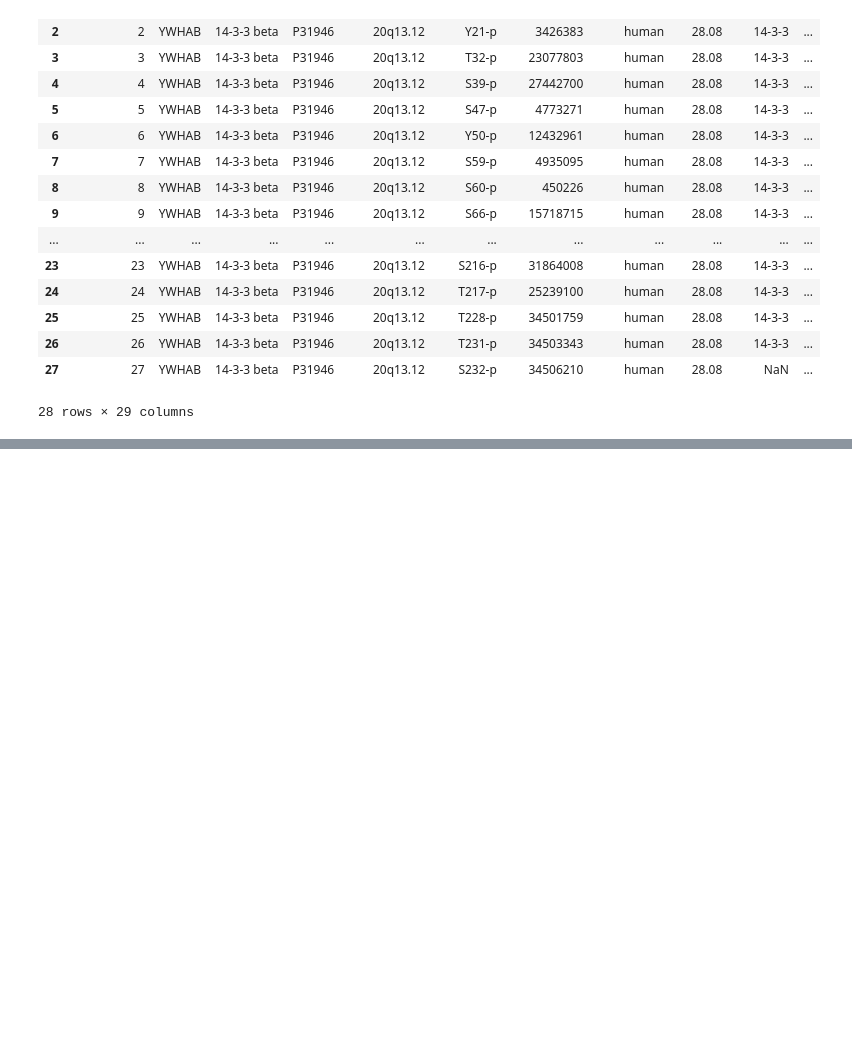
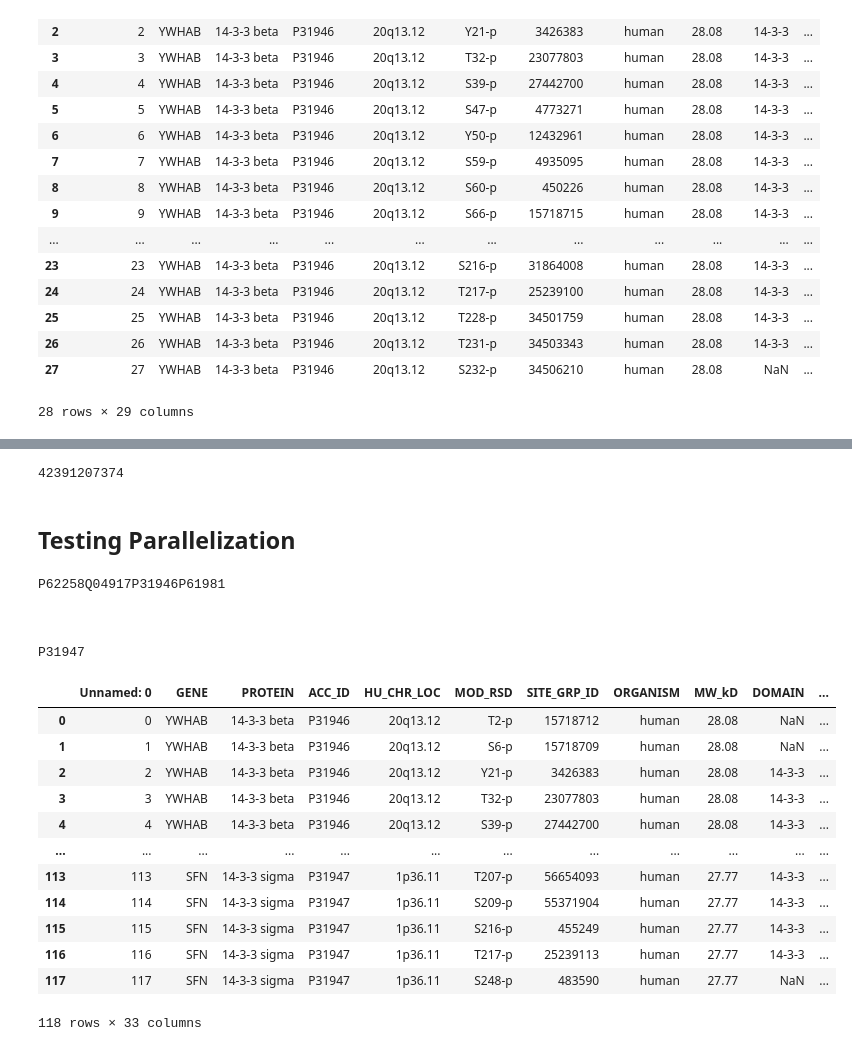
Before and after one commit to PhenoMeters/pheno_analysis, a Jupyter notebook: stability_testing.ipynb, the cells around one changed output, grey strips where cells are left out. Cells and saved outputs as stored; diff of their text form; code cells hidden in the pictures; blank space fills up the shorter version.

```diff
--- a/stability_testing.ipynb
+++ b/stability_testing.ipynb
@@ -248,0 +257,56 @@ array(['P31946', 'P62258', 'Q04917', 'P61981', 'P31947'], dtype=object)
+# %%
+psp_and_stability = [[psp, stability] for (psp, stability) in zip(unique_uniprot_psp,unique_uniprot_stability)]
+# %%
+sys.getsizeof(stability_data)
+# %% [output]
+42391207374
+# %% [markdown]
+## Testing Parallelization
+# %%
+def add_plddt_and_foldx_ddg(psp_and_stability) -> pd.DataFrame:
+    psp_only_uniprot, stability_only_uniprot = psp_and_stability
+    uniprot = psp_only_uniprot["uniprot_id"].to_list()[0]
+    print(uniprot)
+    for phosphosite_row_index in psp_only_uniprot.index:
+        psp_res_number = psp_only_uniprot.loc[phosphosite_row_index,'res_number']
+        #print(psp_res_number)
+        if psp_res_number in stability_only_uniprot['position'].unique():
+            stability_only_res_uniprot = stability_only_uniprot[stability_only_uniprot['position'] == psp_res_number]
+            plddt_to_add = stability_only_res_uniprot['plddt'].values[0]
+            psp_only_uniprot.loc[phosphosite_row_index, 'plddt'] = plddt_to_add
+
+            ### adding fold x data
+            psp_only_uniprot.loc[phosphosite_row_index, 'foldx_ddg_min'] = stability_only_res_uniprot['foldx_ddg'].min()
+            psp_only_uniprot.loc[phosphosite_row_index, 'foldx_ddg_max'] = stability_only_res_uniprot['foldx_ddg'].max()
+            psp_only_uniprot.loc[phosphosite_row_index, 'foldx_ddg_abs_max'] = stability_only_res_uniprot['foldx_ddg'].abs().max()
+            psp_only_uniprot.loc[phosphosite_row_index, 'foldx_ddg_abs_median'] = stability_only_res_uniprot['foldx_ddg'].abs().median()
+
+    return(psp_only_uniprot)
+# %%
+start_time = time.perf_counter()
+with Pool(4) as pool:
+    output = pool.map(add_plddt_and_foldx_ddg, psp_and_stability)
+finish_time = time.perf_counter()
+full_df = pd.concat(output)
+# %% [output]
+P62258Q04917P31946P61981
+
+
+
+P31947
+# %%
+full_df
+# %% [output]
+|  | Unnamed: 0 | GENE | PROTEIN | ACC_ID | HU_CHR_LOC | MOD_RSD | SITE_GRP_ID | ORGANISM | MW_kD | DOMAIN | ... |
+| 0 | 0 | YWHAB | 14-3-3 beta | P31946 | 20q13.12 | T2-p | 15718712 | human | 28.08 | NaN | ... |
+| 1 | 1 | YWHAB | 14-3-3 beta | P31946 | 20q13.12 | S6-p | 15718709 | human | 28.08 | NaN | ... |
+| 2 | 2 | YWHAB | 14-3-3 beta | P31946 | 20q13.12 | Y21-p | 3426383 | human | 28.08 | 14-3-3 | ... |
+| 3 | 3 | YWHAB | 14-3-3 beta | P31946 | 20q13.12 | T32-p | 23077803 | human | 28.08 | 14-3-3 | ... |
+| 4 | 4 | YWHAB | 14-3-3 beta | P31946 | 20q13.12 | S39-p | 27442700 | human | 28.08 | 14-3-3 | ... |
+| ... | ... | ... | ... | ... | ... | ... | ... | ... | ... | ... | ... |
+| 113 | 113 | SFN | 14-3-3 sigma | P31947 | 1p36.11 | T207-p | 56654093 | human | 27.77 | 14-3-3 | ... |
+| 114 | 114 | SFN | 14-3-3 sigma | P31947 | 1p36.11 | S209-p | 55371904 | human | 27.77 | 14-3-3 | ... |
+| 115 | 115 | SFN | 14-3-3 sigma | P31947 | 1p36.11 | S216-p | 455249 | human | 27.77 | 14-3-3 | ... |
+| 116 | 116 | SFN | 14-3-3 sigma | P31947 | 1p36.11 | T217-p | 25239113 | human | 27.77 | 14-3-3 | ... |
+| 117 | 117 | SFN | 14-3-3 sigma | P31947 | 1p36.11 | S248-p | 483590 | human | 27.77 | NaN | ... |
+118 rows × 33 columns
```
Also changed, not shown: parts of 6 cells of this notebook, 2 other files.
